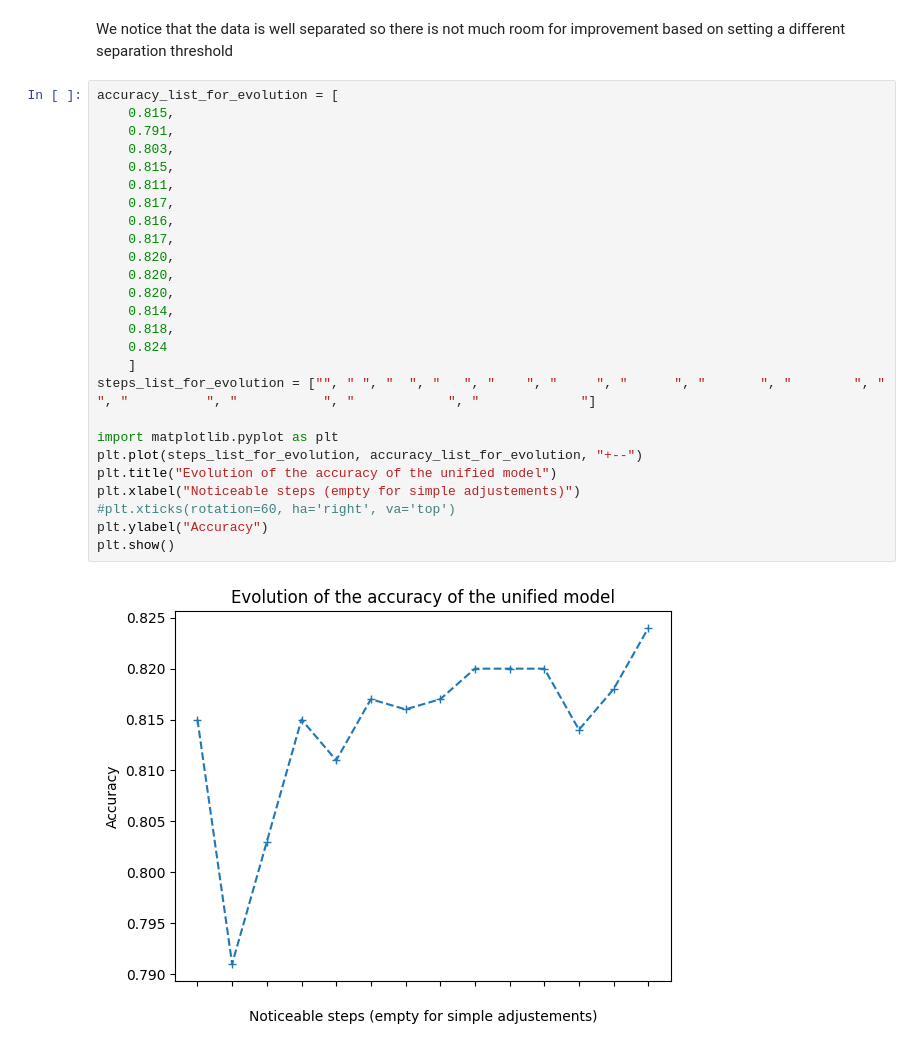
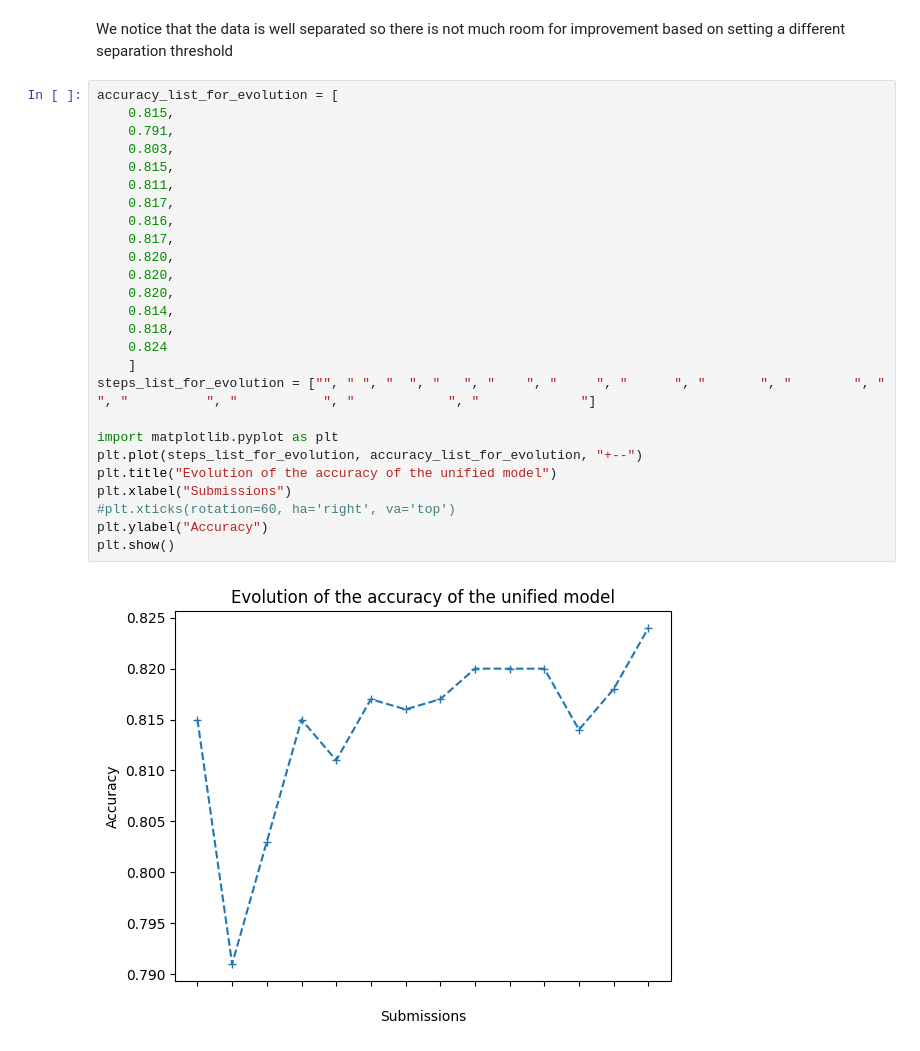
Before and after one commit to AugustinBouquillard/InTweetionists, a Jupyter notebook: notebook_dl_alex.ipynb, the cells around one changed output. Saved outputs shown, nothing was run; the diff lists cells and outputs as text.

```diff
--- a/notebook_dl_alex.ipynb
+++ b/notebook_dl_alex.ipynb
@@ -778,28 +778,28 @@ We notice that the data is well separated so there is not much room for improvem
 # %%
 accuracy_list_for_evolution = [
     0.815,
     0.791,
     0.803,
     0.815,
     0.811,
     0.817,
     0.816,
     0.817,
     0.820,
     0.820,
     0.820,
     0.814,
     0.818,
     0.824
     ]
 steps_list_for_evolution = ["", " ", "  ", "   ", "    ", "     ", "      ", "       ", "        ", "         ", "          ", "           ", "            ", "             "]
 
 import matplotlib.pyplot as plt
 plt.plot(steps_list_for_evolution, accuracy_list_for_evolution, "+--")
 plt.title("Evolution of the accuracy of the unified model")
-plt.xlabel("Noticeable steps (empty for simple adjustements)")
+plt.xlabel("Submissions")
 #plt.xticks(rotation=60, ha='right', va='top')
 plt.ylabel("Accuracy")
 plt.show()
 # %% [output]
-[figure, old version]
+[figure, new version]
```
Also changed, not shown: 1 other file.
